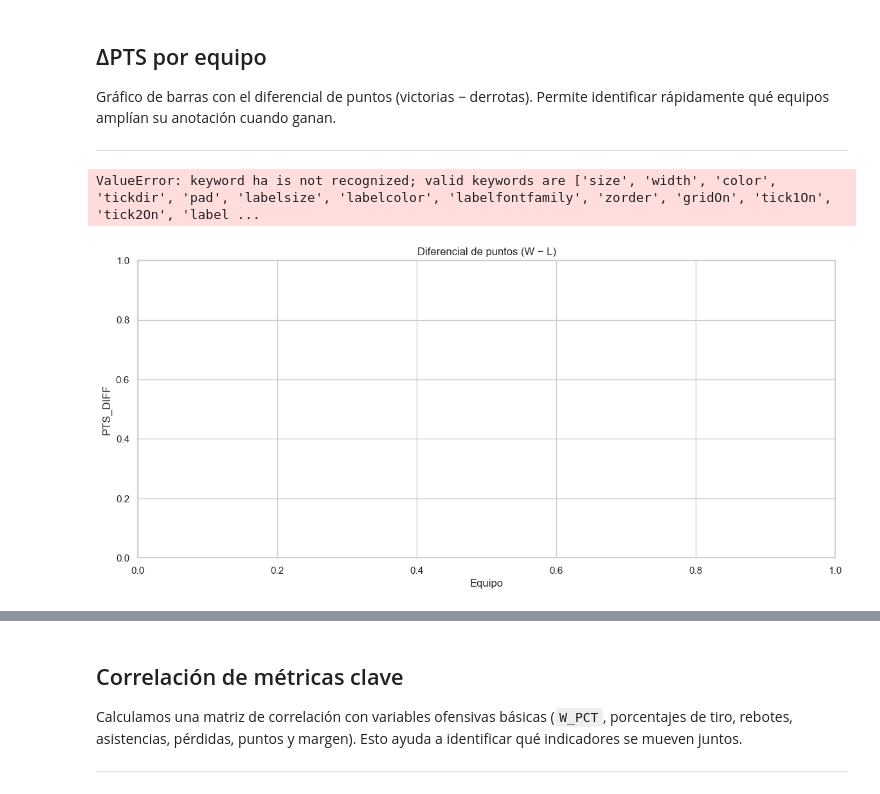
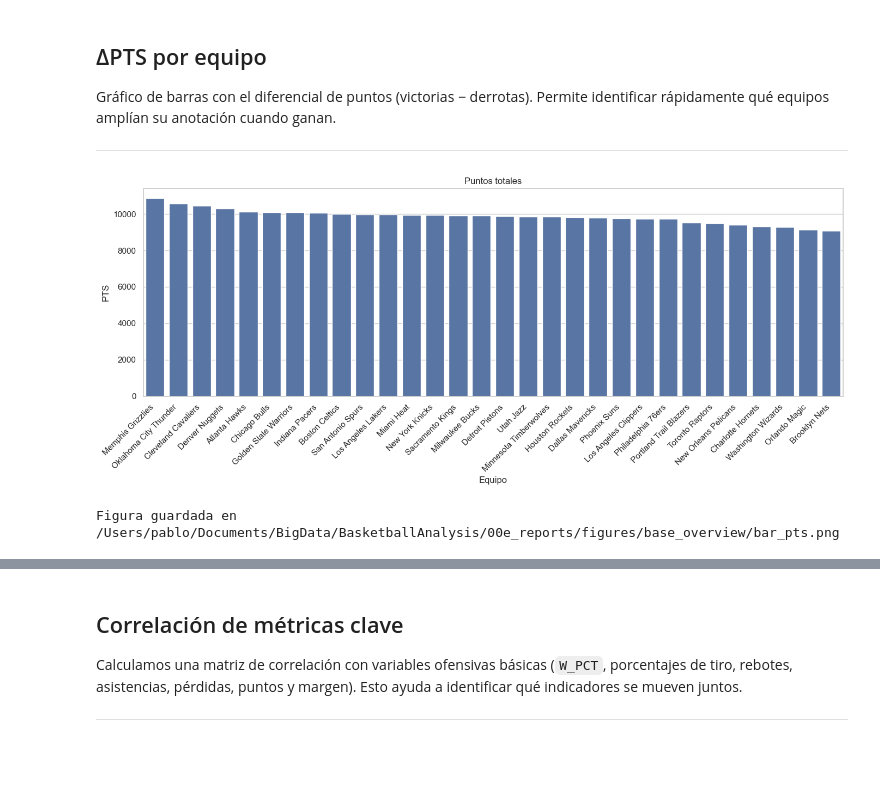
Before and after one commit to diazpablogon/BasketballAnalysis, a Jupyter notebook: 01_data_scrapping/01b_modelling/01a_teamdashboard/01a_generalsplits/01a_base_overview.ipynb, the cells around one changed output, grey strips where cells are left out. Saved outputs shown, nothing was run; the diff lists cells and outputs as text; code cells hidden in the pictures; blank space fills up the shorter version.

```diff
--- a/01_data_scrapping/01b_modelling/01a_teamdashboard/01a_generalsplits/01a_base_overview.ipynb
+++ b/01_data_scrapping/01b_modelling/01a_teamdashboard/01a_generalsplits/01a_base_overview.ipynb
@@ -306,22 +357,24 @@ Gráfico de barras con el diferencial de puntos (victorias − derrotas). Permit
 
 ---
 # %%
-pts_metric = "PTS_DIFF"
+pts_metric = "PTS_DIFF" if "PTS_DIFF" in diff_reset.columns else "PTS"
+
 if pts_metric in diff_reset.columns:
     bar_df = diff_reset.sort_values(pts_metric, ascending=False)
     fig, ax = plt.subplots(figsize=(14, 6))
     sns.barplot(data=bar_df, x=COLUMN_LOOKUP["TEAM_NAME"], y=pts_metric, ax=ax)
-    ax.set_title("Diferencial de puntos (W − L)")
+    ax.set_title("Puntos totales" if pts_metric == "PTS" else "Diferencial de puntos (W − L)")
     ax.set_xlabel("Equipo")
-    ax.set_ylabel("PTS_DIFF")
-    ax.tick_params(axis="x", rotation=45, ha="right")
+    ax.set_ylabel(pts_metric)
+    ax.tick_params(axis="x", labelrotation=45)   # rotación correcta
+    plt.setp(ax.get_xticklabels(), ha="right")   # alineación horizontal
     plt.tight_layout()
-    figure_path = FIGURES_DIR / "bar_pts_diff.png"
+    figure_path = FIGURES_DIR / ("bar_pts.png" if pts_metric == "PTS" else "bar_pts_diff.png")
     fig.savefig(figure_path, dpi=150)
     plt.show()
     print("Figura guardada en", figure_path)
 else:
-    print("⚠️ No hay columna PTS_DIFF para graficar.")
+    print("⚠️ No hay columna válida de puntos para graficar.")
 # %% [output]
+[figure, new version]
-ValueError: keyword ha is not recognized; valid keywords are ['size', 'width', 'color', 'tickdir', 'pad', 'labelsize', 'labelcolor', 'labelfontfamily', 'zorder', 'gridOn', 'tick1On', 'tick2On', 'label ...
+Figura guardada en /Users/pablo/Documents/BigData/BasketballAnalysis/00e_reports/figures/base_overview/bar_pts.png
-[figure, old version]
```
Also changed, not shown: parts of 10 cells of this notebook, 8 other files.
